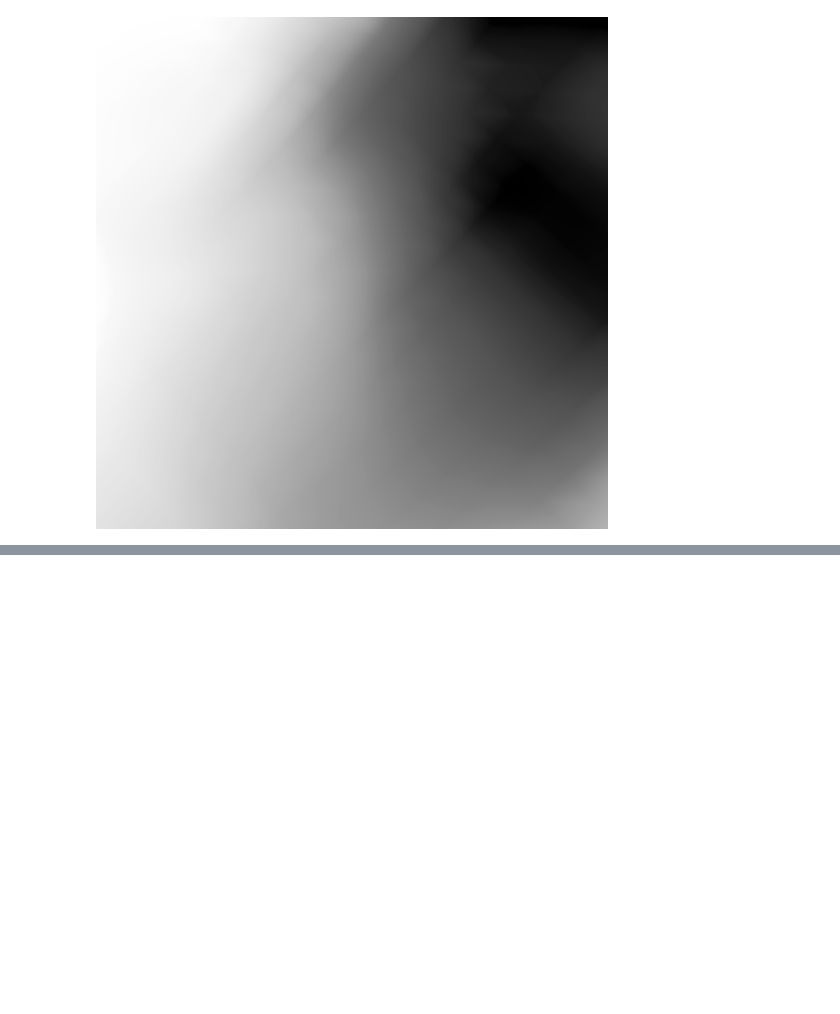
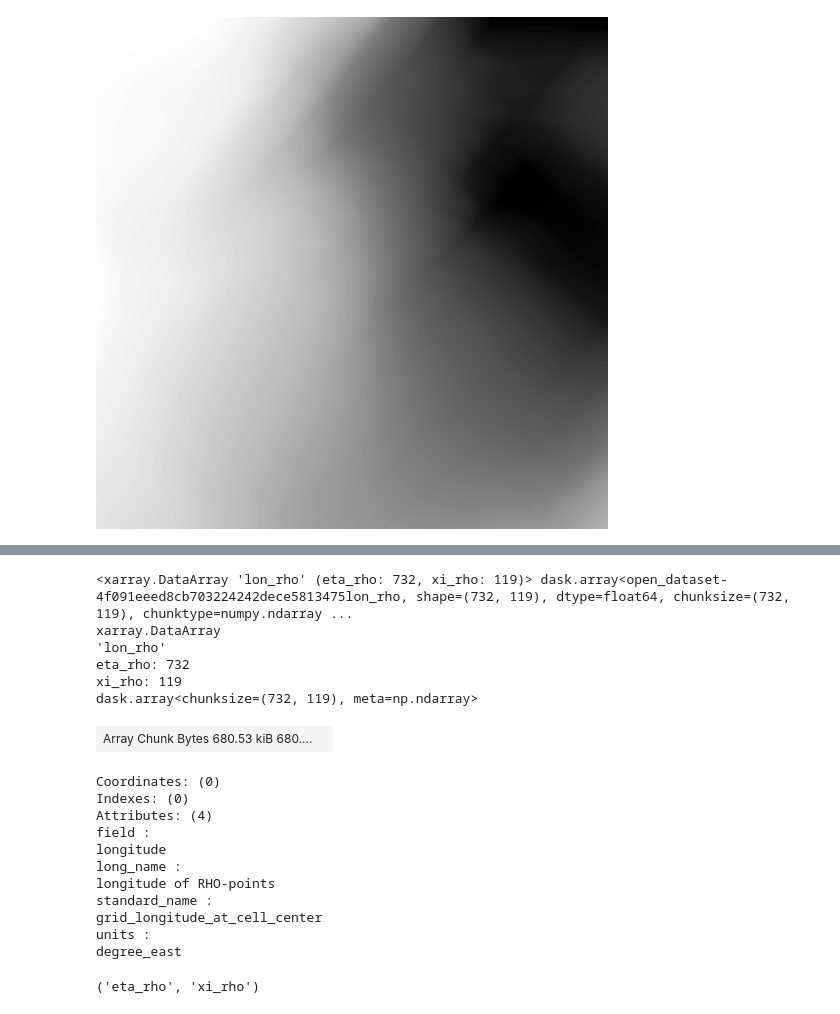
Before and after one commit to mpiannucci/ocean-notebooks, a Jupyter notebook: dbofs_datashader.ipynb, the cells around one changed output, grey strips where cells are left out. Drawn from its saved outputs; the diff is of its cells as text; code cells hidden in the pictures; blank space fills up the shorter version.

```diff
--- a/dbofs_datashader.ipynb
+++ b/dbofs_datashader.ipynb
@@ -82 +82,26 @@ Wall time: 838 ms
 [figure]
+# %%
+temp_da.cf['longitude']
+# %% [output]
+<xarray.DataArray 'lon_rho' (eta_rho: 732, xi_rho: 119)> dask.array<open_dataset-4f091eeed8cb703224242dece5813475lon_rho, shape=(732, 119), dtype=float64, chunksize=(732, 119), chunktype=numpy.ndarray ...
+xarray.DataArray
+'lon_rho'
+eta_rho: 732
+xi_rho: 119
+dask.array<chunksize=(732, 119), meta=np.ndarray>
+| Array Chunk Bytes 680.53 kiB 680.... |  |
+Coordinates: (0)
+Indexes: (0)
+Attributes: (4)
+field :
+longitude
+long_name :
+longitude of RHO-points
+standard_name :
+grid_longitude_at_cell_center
+units :
+degree_east
+# %%
+temp_da.dims
+# %% [output]
+('eta_rho', 'xi_rho')
```
Also changed, not shown: parts of 3 cells of this notebook, 2 other files.
